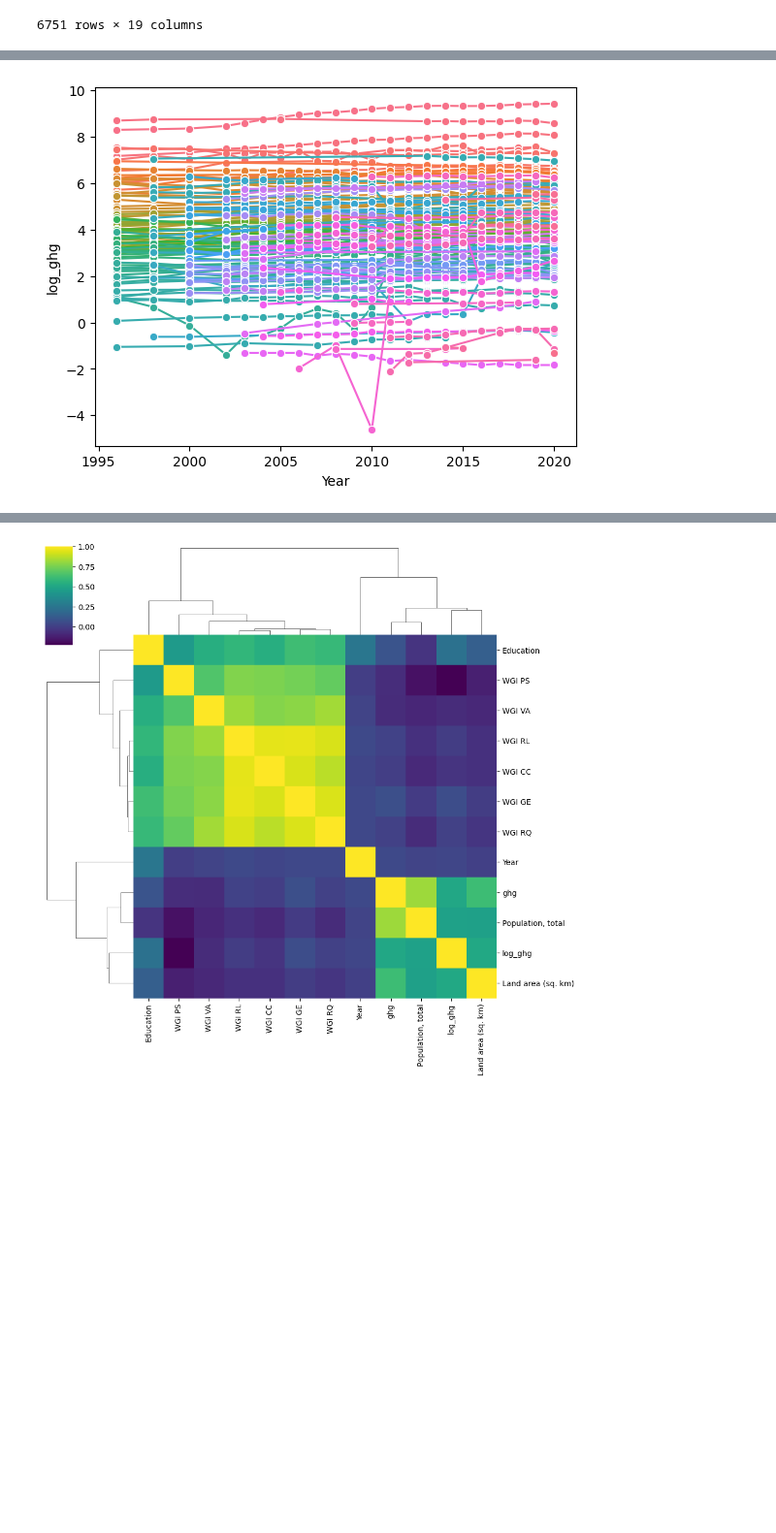
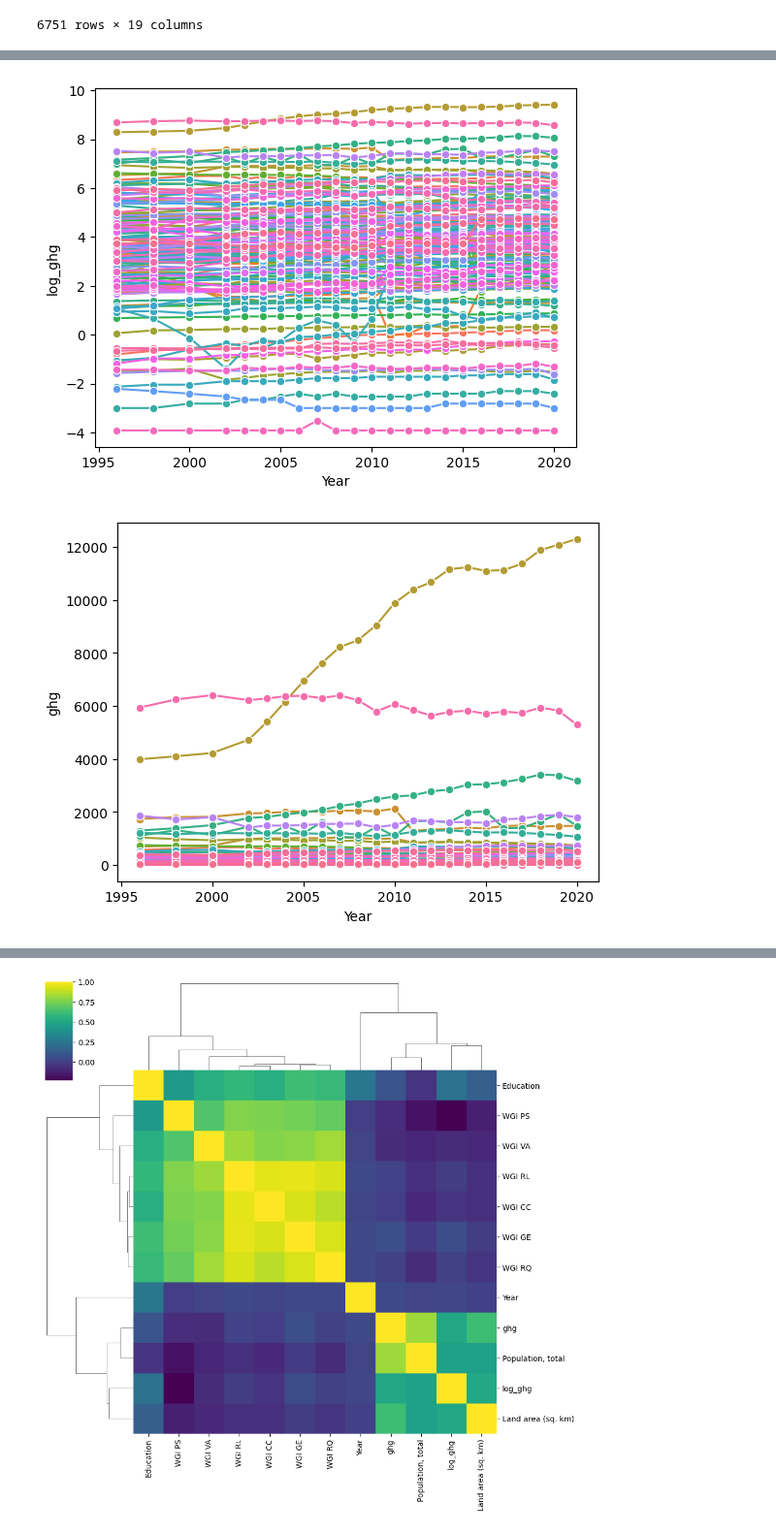
Before and after one commit to marcbarc19/DataScienceExam, a Jupyter notebook: ghg-modelling.ipynb, the cells around one changed output, grey strips where cells are left out. Shown at 97% size. Drawn from its saved outputs; the diff is of its cells as text; code cells hidden in the pictures; blank space fills up the shorter version.

```diff
--- a/ghg-modelling.ipynb
+++ b/ghg-modelling.ipynb
@@ -367,30 +390,0 @@ import miceforest as mf
-# %%
-
-
-# Separate the data by country
-grouped_data = ghg_full_filtered.groupby('Country Code')
-
-non_predictor_columns = [
-    'Country Code', 'Country/Region', 'unit', 'Year', 'ghg', 'log_ghg']
-
-# Perform MICE imputation within each group
-imputed_data_frames = []
-
-for country_code, group in grouped_data:
-    # Drop non-predictor columns for imputation
-    data_for_imputation = group.drop(columns=non_predictor_columns)
-
-    # Define the mean match scheme
-    mean_match_scheme = {'mean_match_candidates': 5}  # Adjust as needed
-
-    # Define the data subset size
-    data_subset = 3832
-
-
-    # Initialize the MICE kernel
-    kernel = mf.ImputationKernel(
-        data_for_imputation,
-        datasets=13,
-        save_all_iterations=True,
-        random_state=42
-    )
@@ -473,6 +478,4 @@ AssertionError: data subset is more than available candidates
 # %%
-ghg = ghg_full.drop(columns=['ICT', 'Innovation', 'Social Inequality'])
-
-ghg = ghg.dropna()
-print(ghg)
+ghg = ghg_full_imputed.drop(columns=['unit', 'Education', 'Innovation', 'Social Inequality'])
+display(ghg)
 # %% [output]
@@ -510,15 +502,19 @@ ghg.describe()
 # %%
-sns.lineplot(data=ghg, x='Year', y='log_ghg', hue='Country Code', marker='o', legend=False)
+plt1 = sns.lineplot(data=ghg, x='Year', y='log_ghg', hue='Country Code', marker='o', legend=False)
+plt.show()
+
+plt2 = sns.lineplot(data=ghg, x='Year', y='ghg', hue='Country Code', marker='o', legend=False)
 
 # Add title and labels
 #plt.title('Log Transformed Time Series Data')
 #plt.xlabel('Year')
 #plt.ylabel('Log Transformed Value')
 
 # Show the plot
 plt.show()
 # %% [output]
-[figure, old version]
+[figure, new version]
+[figure, added]
 # %%
 sns.lineplot(data=ghg, x='log_ghg', y='WGI PS', hue='Country Code', marker='o', legend=False)
 
```
Also changed, not shown: parts of 11 cells of this notebook.
